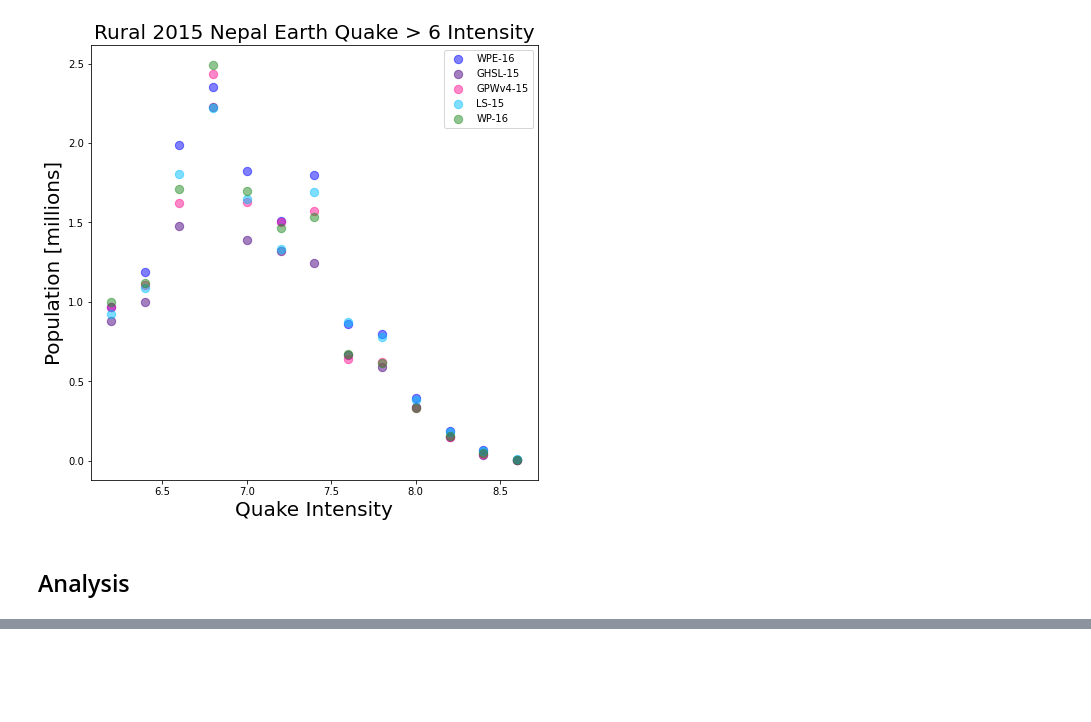
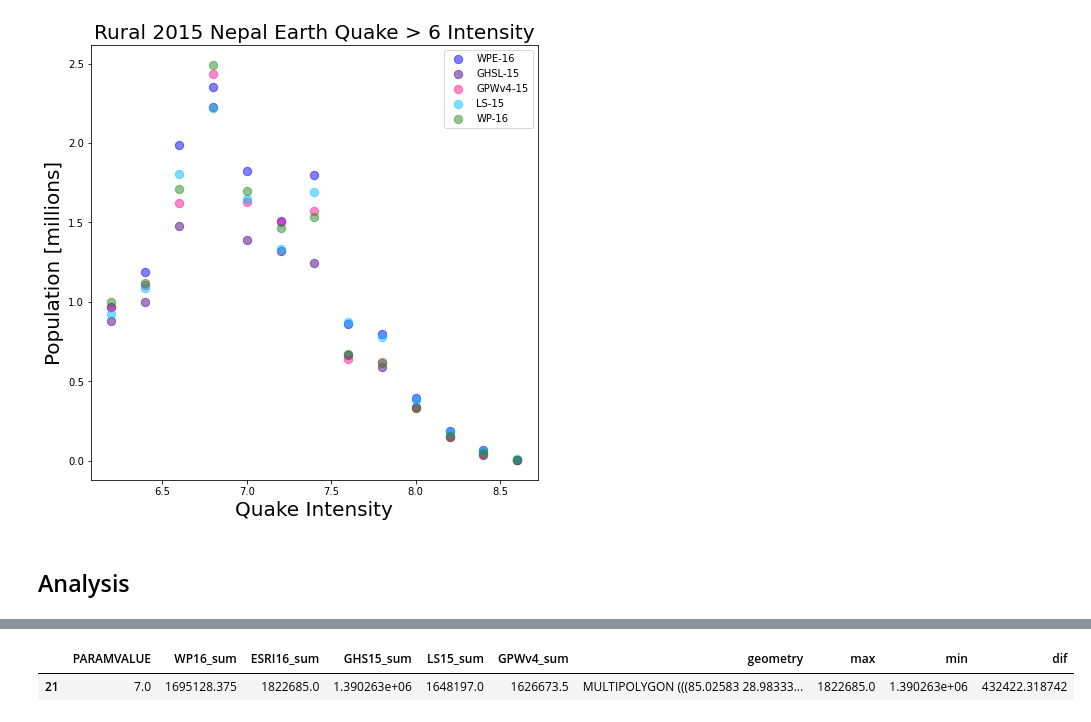
Before and after one commit to cascadet/PopGridCompare-ms, a Jupyter notebook: notebooks/Step5_NepalQuake.ipynb, the cells around one changed output, grey strips where cells are left out. Cells and saved outputs as stored; diff of their text form; code cells hidden in the pictures; blank space fills up the shorter version.

```diff
--- a/notebooks/Step5_NepalQuake.ipynb
+++ b/notebooks/Step5_NepalQuake.ipynb
@@ -298,6 +335,6 @@ df;
 # %%
 # rural
-rural_pop = gpd.read_file(DATA_PATH+'/interim/nepal_rural_quake_pop.shp')
+rural_pop = gpd.read_file(DATA_PATH+'/processed/nepal_rural_quake_pop.shp')
 rural_pop['max'] = rural_pop.iloc[:,1:5].values.max(1)
 rural_pop['min'] = rural_pop.iloc[:,1:5].values.min(1)
 rural_pop['dif'] = rural_pop['max'] - rural_pop['min']
@@ -305,0 +341,5 @@ rural_pop
+# %%
+rural_pop[rural_pop['PARAMVALUE'] == 7]
+# %% [output]
+|  | PARAMVALUE | WP16_sum | ESRI16_sum | GHS15_sum | LS15_sum | GPWv4_sum | geometry | max | min | dif |
+| 21 | 7.0 | 1695128.375 | 1822685.0 | 1.390263e+06 | 1648197.0 | 1626673.5 | MULTIPOLYGON (((85.02583 28.98333... | 1822685.0 | 1.390263e+06 | 432422.318742 |
```
Also changed, not shown: parts of 9 cells of this notebook.
